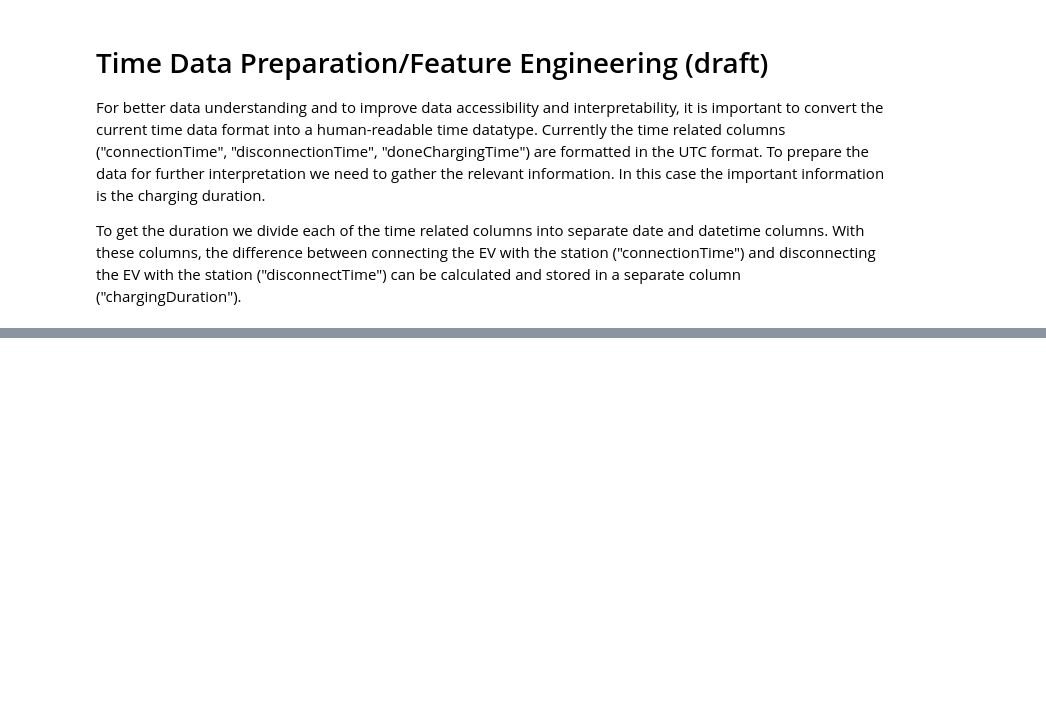
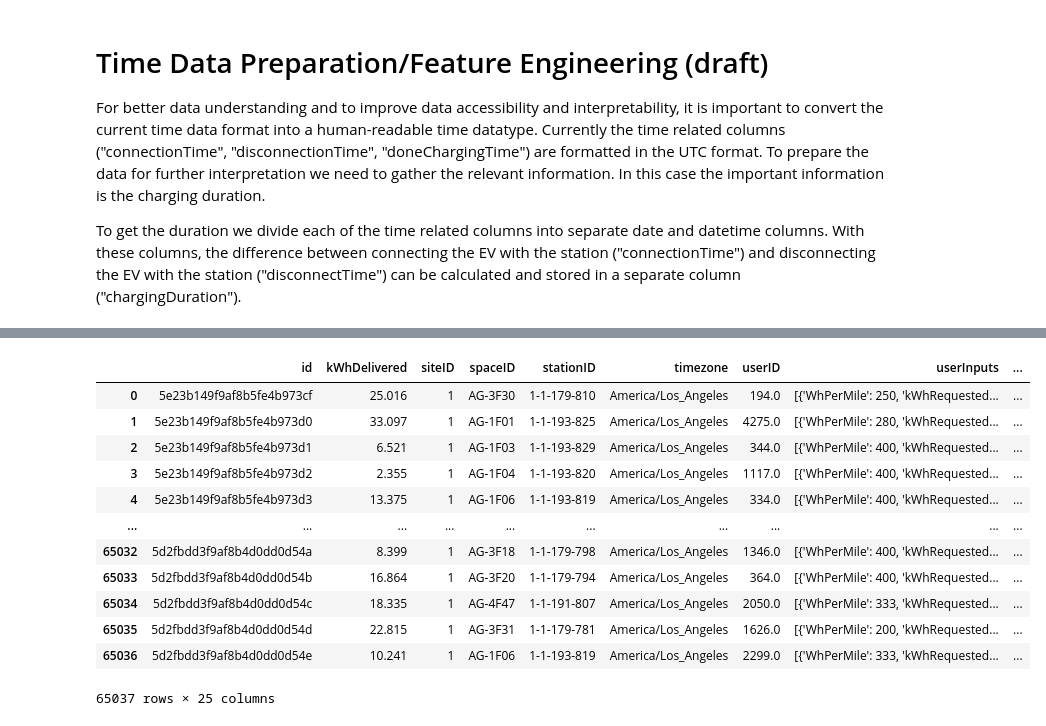
Before and after one commit to ge02/GinyuForce, a Jupyter notebook: data_prep_charging_set.ipynb, the cells around one changed output, grey strips where cells are left out. Drawn from its saved outputs; the diff is of its cells as text; code cells hidden in the pictures; blank space fills up the shorter version.

Commit message:
Weitere Säuberung + Feature Engineering vom Charging Set
Co-authored-by: Anthony Ge

```diff
--- a/data_prep_charging_set.ipynb
+++ b/data_prep_charging_set.ipynb
@@ -66,5 +68,5 @@ Notes:
 # %%
 # only compile once
-# charging_set.drop('Unnamed: 0', axis=1, inplace=True)
-# charging_set.drop('sessionID', axis=1, inplace=True)
+charging_set.drop('Unnamed: 0', axis=1, inplace=True)
+charging_set.drop('sessionID', axis=1, inplace=True)
 charging_set.head(3)
@@ -207,0 +179,35 @@ charging_set_time
+# %%
+### convert date columns into separate year, month and day columns
+
+# charging_set['connectionTime_date'] = pd.to_datetime(charging_set['connectionTime_date'])
+# charging_set['disconnectTime_date'] = pd.to_datetime(charging_set['disconnectTime_date'])
+# charging_set['doneChargingTime_date'] = pd.to_datetime(charging_set['doneChargingTime_date'])
+
+charging_set['connectionTime_year'] = charging_set['connectionTime_date'].dt.year
+charging_set['connectionTime_month'] = charging_set['connectionTime_date'].dt.month
+charging_set['connectionTime_day'] = charging_set['connectionTime_date'].dt.day
+
+charging_set['disconnectTime_year'] = charging_set['disconnectTime_date'].dt.year
+charging_set['disconnectTime_month'] = charging_set['disconnectTime_date'].dt.month
+charging_set['disconnectTime_day'] = charging_set['disconnectTime_date'].dt.day
+
+charging_set['doneChargingTime_year'] = charging_set['doneChargingTime_date'].dt.year
+charging_set['doneChargingTime_month'] = charging_set['doneChargingTime_date'].dt.month
+charging_set['doneChargingTime_day'] = charging_set['doneChargingTime_date'].dt.day
+# %%
+def calculate_hours():
+    # Berechne die Ladezeit als Differenz zwischen disconnectTime und connectionTime
+    charging_set["chargingDurationTemp"] = charging_set["disconnectTime"] - charging_set["connectionTime"]
+
+    # Konvertiere die Differenz in Stunden
+    charging_set['chargingDuration'] = charging_set["chargingDurationTemp"].apply(
+        lambda x: x.total_seconds() / 3600
+    )
+
+    # Entferne die temporäre Spalte
+    charging_set.drop(columns=["chargingDurationTemp"], inplace=True)
+
+    return charging_set
+
+# Aufruf der Funktion
+charging_set = calculate_hours()
@@ -208,3 +216,6 @@ charging_set_time
+# %%
+# clean "connectionTime", "disconnectTime", "doneChargingTime" from dataframe
+charging_set = charging_set.drop(columns=["connectionTime", "disconnectTime", "doneChargingTime"])
 # %%
 ### check column "doneChargingTime" for wrong datatype
 # hypothesis: all float values in this column are nan-values
@@ -249,0 +261,16 @@ sum of duplicates: 1413
+# %%
+charging_set.drop_duplicates()
+# %% [output]
+|  | id | kWhDelivered | siteID | spaceID | stationID | timezone | userID | userInputs | ... |
+| 0 | 5e23b149f9af8b5fe4b973cf | 25.016 | 1 | AG-3F30 | 1-1-179-810 | America/Los_Angeles | 194.0 | [{'WhPerMile': 250, 'kWhRequested... | ... |
+| 1 | 5e23b149f9af8b5fe4b973d0 | 33.097 | 1 | AG-1F01 | 1-1-193-825 | America/Los_Angeles | 4275.0 | [{'WhPerMile': 280, 'kWhRequested... | ... |
+| 2 | 5e23b149f9af8b5fe4b973d1 | 6.521 | 1 | AG-1F03 | 1-1-193-829 | America/Los_Angeles | 344.0 | [{'WhPerMile': 400, 'kWhRequested... | ... |
+| 3 | 5e23b149f9af8b5fe4b973d2 | 2.355 | 1 | AG-1F04 | 1-1-193-820 | America/Los_Angeles | 1117.0 | [{'WhPerMile': 400, 'kWhRequested... | ... |
+| 4 | 5e23b149f9af8b5fe4b973d3 | 13.375 | 1 | AG-1F06 | 1-1-193-819 | America/Los_Angeles | 334.0 | [{'WhPerMile': 400, 'kWhRequested... | ... |
+| ... | ... | ... | ... | ... | ... | ... | ... | ... | ... |
+| 65032 | 5d2fbdd3f9af8b4d0dd0d54a | 8.399 | 1 | AG-3F18 | 1-1-179-798 | America/Los_Angeles | 1346.0 | [{'WhPerMile': 400, 'kWhRequested... | ... |
+| 65033 | 5d2fbdd3f9af8b4d0dd0d54b | 16.864 | 1 | AG-3F20 | 1-1-179-794 | America/Los_Angeles | 364.0 | [{'WhPerMile': 400, 'kWhRequested... | ... |
+| 65034 | 5d2fbdd3f9af8b4d0dd0d54c | 18.335 | 1 | AG-4F47 | 1-1-191-807 | America/Los_Angeles | 2050.0 | [{'WhPerMile': 333, 'kWhRequested... | ... |
+| 65035 | 5d2fbdd3f9af8b4d0dd0d54d | 22.815 | 1 | AG-3F31 | 1-1-179-781 | America/Los_Angeles | 1626.0 | [{'WhPerMile': 200, 'kWhRequested... | ... |
+| 65036 | 5d2fbdd3f9af8b4d0dd0d54e | 10.241 | 1 | AG-1F06 | 1-1-193-819 | America/Los_Angeles | 2299.0 | [{'WhPerMile': 333, 'kWhRequested... | ... |
+65037 rows × 25 columns
```
Also changed, not shown: parts of 11 cells of this notebook.
